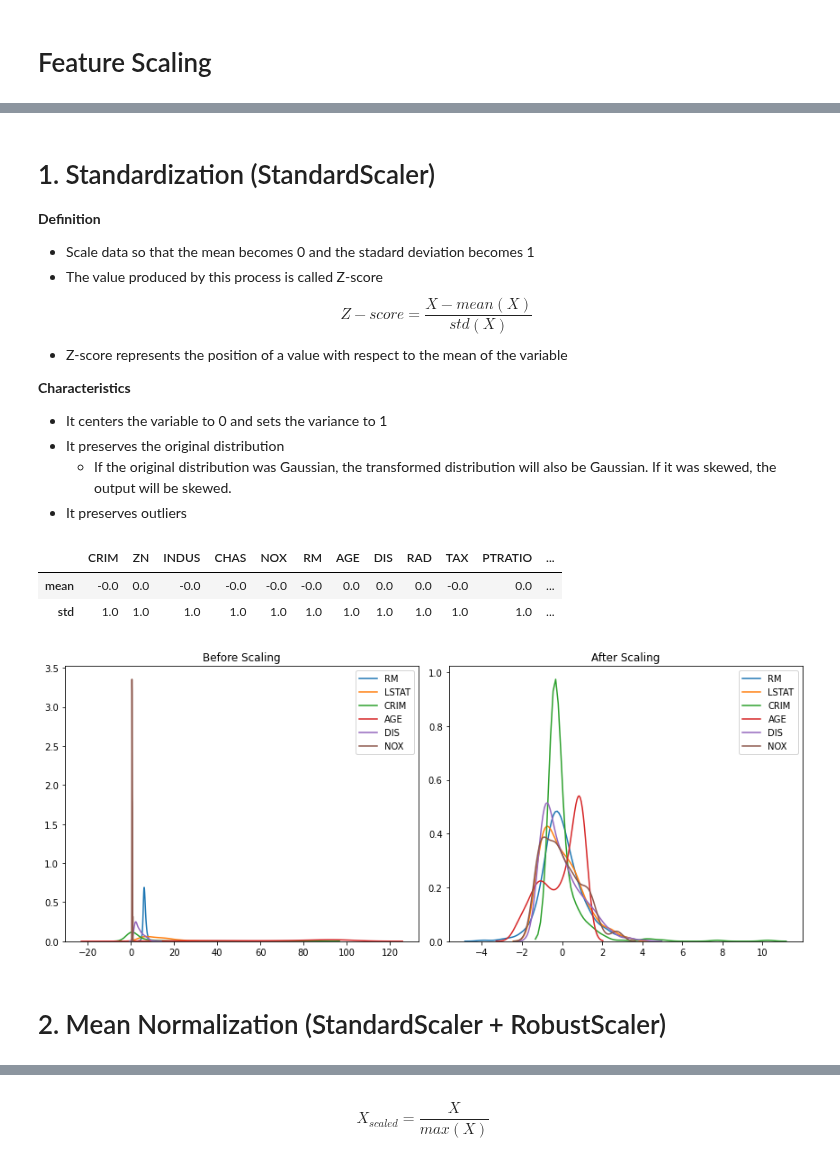
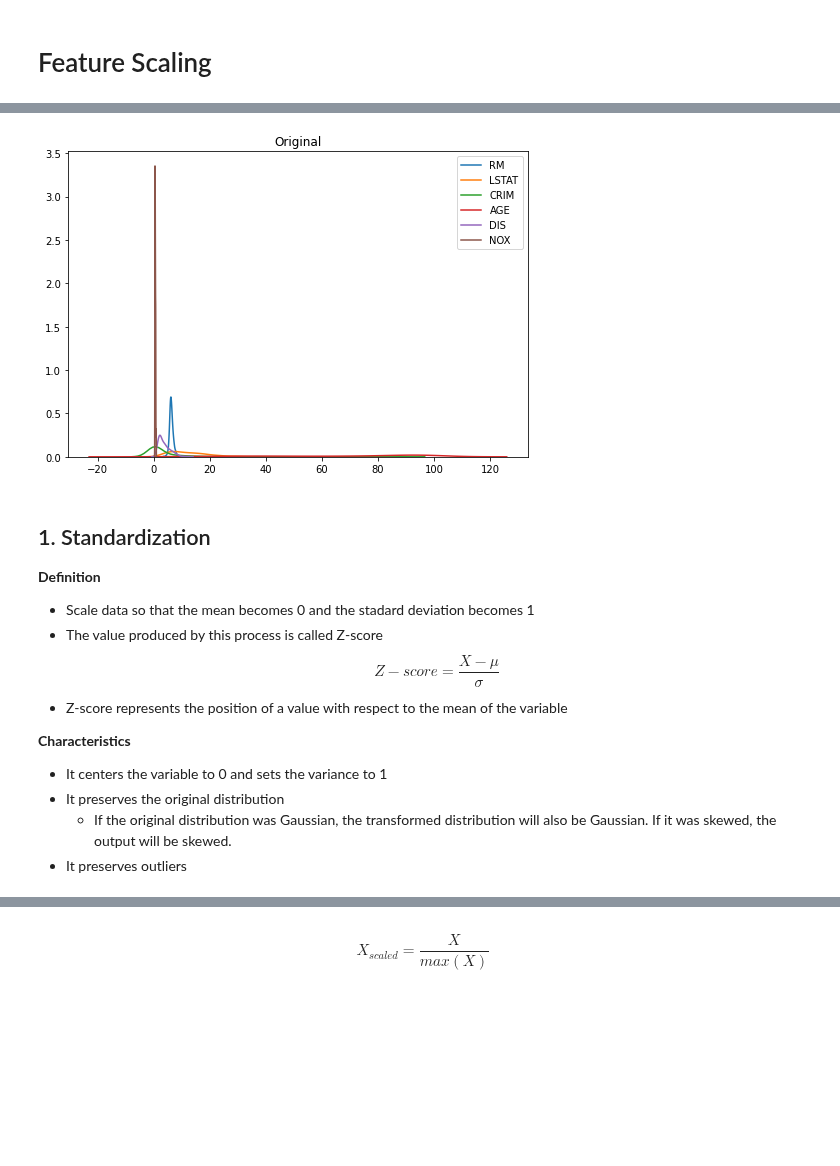
Before and after one commit to mkang32/feature-engineering, a Jupyter notebook: notebooks/6.feature_scaling/feature_scaling.ipynb, the cells around one changed output, grey strips where cells are left out. Drawn from its saved outputs; the diff is of its cells as text; code cells hidden in the pictures; blank space fills up the shorter version.

```diff
--- a/notebooks/6.feature_scaling/feature_scaling.ipynb
+++ b/notebooks/6.feature_scaling/feature_scaling.ipynb
@@ -117,10 +84,14 @@ def plot(X_train, X_train_scaled):
+# %%
+kdeplot(X_train, 'Original')
+# %% [output]
+[figure, added]
 # %% [markdown]
-# 1. Standardization (StandardScaler)
+## 1. Standardization
 **Definition**
 - Scale data so that the mean becomes 0 and the stadard deviation becomes 1
 - The value produced by this process is called Z-score
 $$
-Z-score = \frac{X - mean(X)}{std(X)}
+Z-score = \frac{X - \mu}{\sigma}
 $$
 - Z-score represents the position of a value with respect to the mean of the variable
 
@@ -146,13 +111,0 @@ X_test_scaled = pd.DataFrame(X_test_scaled, columns=X_test.columns)
-# %%
-# transformed data
-X_train_scaled.describe().loc[['mean', 'std'], :].round(1)
-# %% [output]
-|  | CRIM | ZN | INDUS | CHAS | NOX | RM | AGE | DIS | RAD | TAX | PTRATIO | ... |
-| mean | -0.0 | 0.0 | -0.0 | -0.0 | -0.0 | -0.0 | 0.0 | 0.0 | 0.0 | -0.0 | 0.0 | ... |
-| std | 1.0 | 1.0 | 1.0 | 1.0 | 1.0 | 1.0 | 1.0 | 1.0 | 1.0 | 1.0 | 1.0 | ... |
-# %%
-plot(X_train, X_train_scaled)
-# %% [output]
-[figure, removed]
-# %% [markdown]
-# 2. Mean Normalization (StandardScaler + RobustScaler)
```
Also changed, not shown: parts of 51 cells of this notebook.
